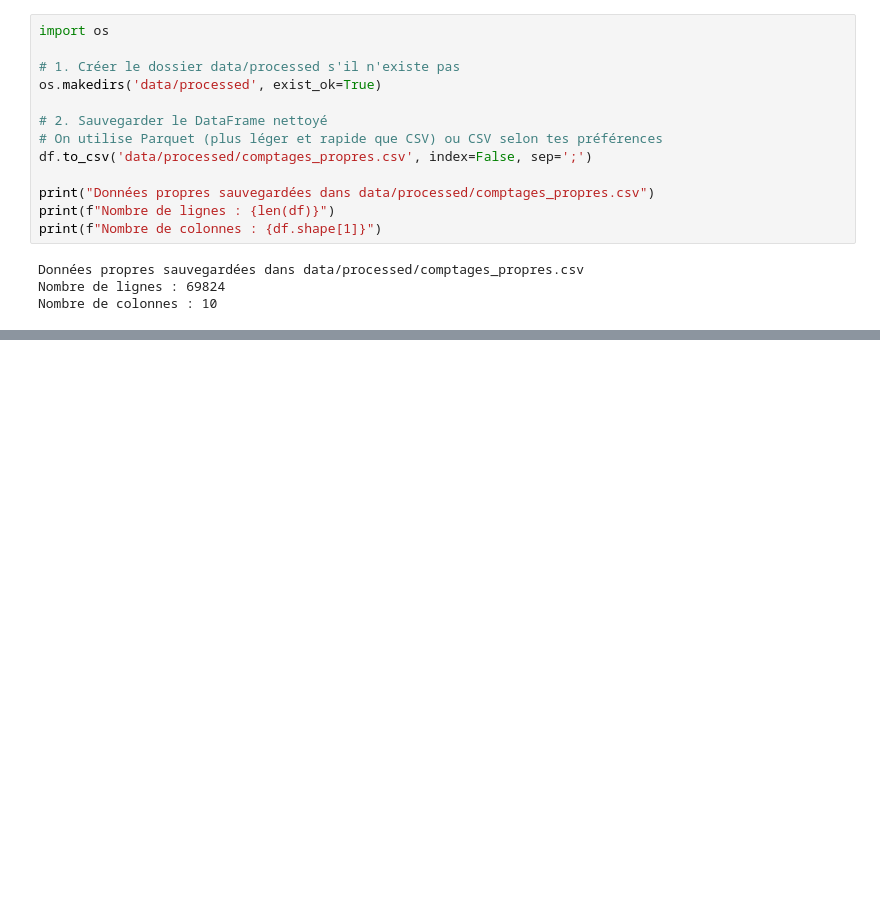
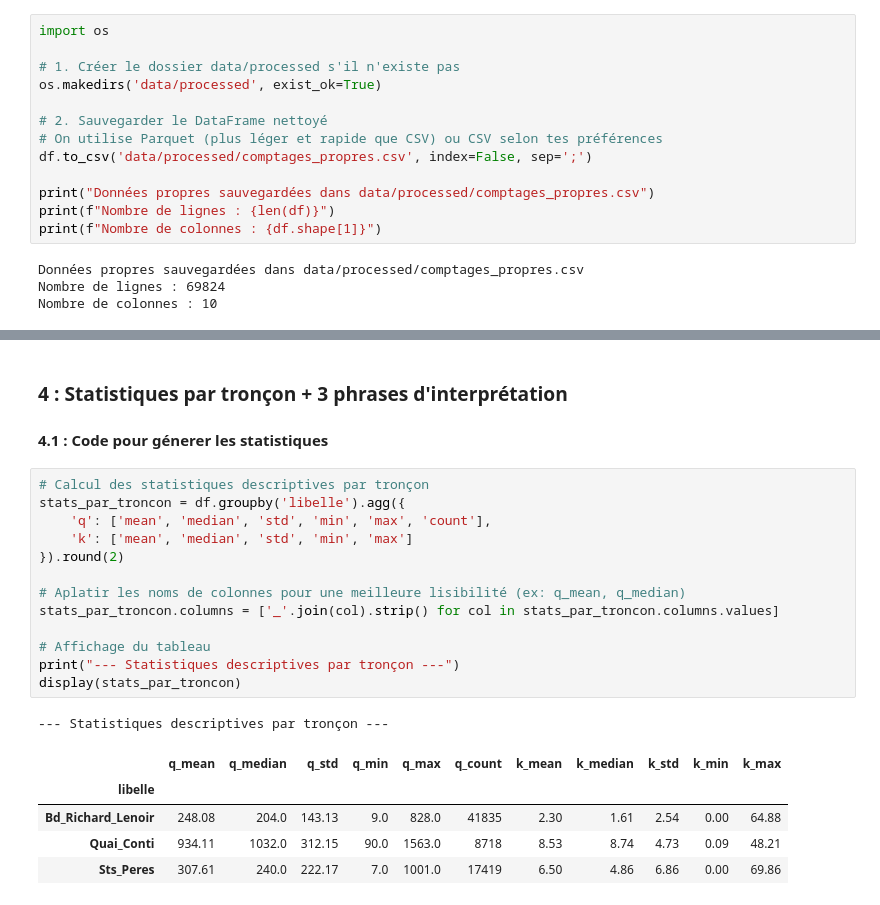
Before and after one commit to Fred-Youaleu/Projet_Trafic, a Jupyter notebook: Rendu 3.ipynb, the cells around one changed output, grey strips where cells are left out. Saved outputs shown, nothing was run; the diff lists cells and outputs as text; blank space fills up the shorter version.

```diff
--- a/Rendu 3.ipynb
+++ b/Rendu 3.ipynb
@@ -475,0 +676,23 @@ Nombre de colonnes : 10
+# %% [markdown]
+### 4 : Statistiques par tronçon + 3 phrases d'interprétation
+#### 4.1 : Code pour génerer les statistiques
+# %%
+# Calcul des statistiques descriptives par tronçon
+stats_par_troncon = df.groupby('libelle').agg({
+    'q': ['mean', 'median', 'std', 'min', 'max', 'count'],
+    'k': ['mean', 'median', 'std', 'min', 'max']
+}).round(2)
+
+# Aplatir les noms de colonnes pour une meilleure lisibilité (ex: q_mean, q_median)
+stats_par_troncon.columns = ['_'.join(col).strip() for col in stats_par_troncon.columns.values]
+
+# Affichage du tableau
+print("--- Statistiques descriptives par tronçon ---")
+display(stats_par_troncon)
+# %% [output]
+--- Statistiques descriptives par tronçon ---
+|  | q_mean | q_median | q_std | q_min | q_max | q_count | k_mean | k_median | k_std | k_min | k_max |
+| libelle |  |  |  |  |  |  |  |  |  |  |  |
+| Bd_Richard_Lenoir | 248.08 | 204.0 | 143.13 | 9.0 | 828.0 | 41835 | 2.30 | 1.61 | 2.54 | 0.00 | 64.88 |
+| Quai_Conti | 934.11 | 1032.0 | 312.15 | 90.0 | 1563.0 | 8718 | 8.53 | 8.74 | 4.73 | 0.09 | 48.21 |
+| Sts_Peres | 307.61 | 240.0 | 222.17 | 7.0 | 1001.0 | 17419 | 6.50 | 4.86 | 6.86 | 0.00 | 69.86 |
```
Also changed, not shown: parts of 24 cells of this notebook.
